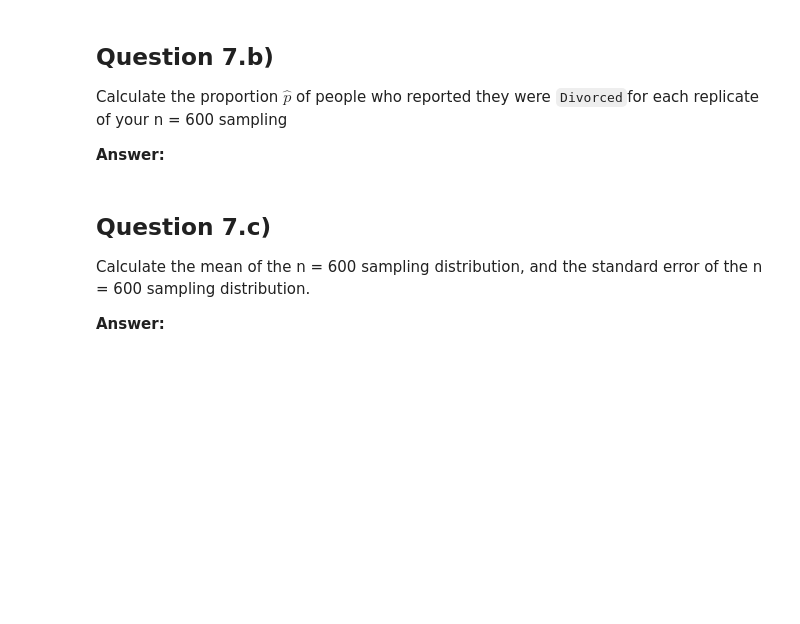
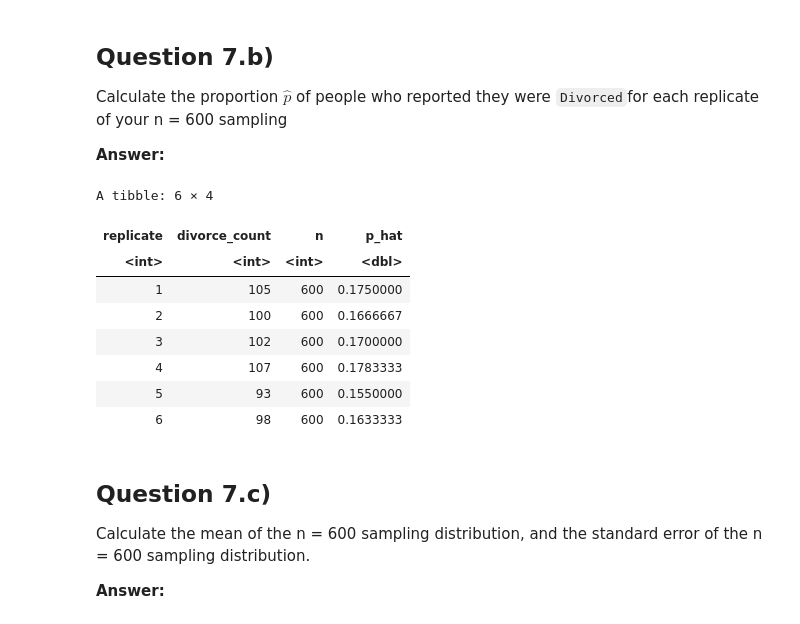
Before and after one commit to UNC-DATA-730/unit-7-assignment-rbmatheny, a Jupyter notebook: assignment7.ipynb, the cells around one changed output. Cells and saved outputs as stored; diff of their text form; code cells hidden in the pictures; blank space fills up the shorter version.

```diff
--- a/assignment7.ipynb
+++ b/assignment7.ipynb
@@ -493,6 +508,24 @@ Calculate the proportion $\hat{p}$ of people who reported they were
 `Divorced`for each replicate of your n = 600 sampling
 
 **Answer:**
+# %%
+p_hat_n600_1000rep = n600_1000rep |>
+  group_by(replicate) |>
+  summarize(divorce_count = sum(marital == "Divorced"),
+            n = n()) |>
+  mutate(p_hat = divorce_count / n)
+
+p_hat_n600_1000rep |> head()
+# %% [output]
+A tibble: 6 × 4
+| replicate | divorce_count | n | p_hat |
+| <int> | <int> | <int> | <dbl> |
+| 1 | 105 | 600 | 0.1750000 |
+| 2 | 100 | 600 | 0.1666667 |
+| 3 | 102 | 600 | 0.1700000 |
+| 4 | 107 | 600 | 0.1783333 |
+| 5 | 93 | 600 | 0.1550000 |
+| 6 | 98 | 600 | 0.1633333 |
 # %% [markdown]
 ## Question 7.c)
 
```
Also changed, not shown: parts of 10 cells of this notebook.
